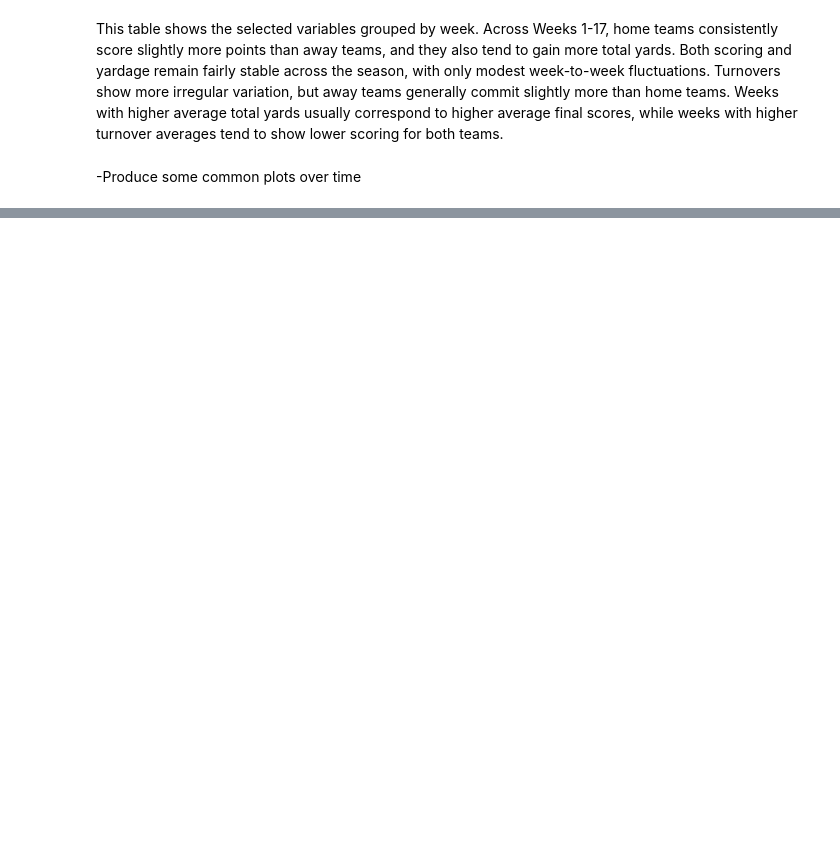
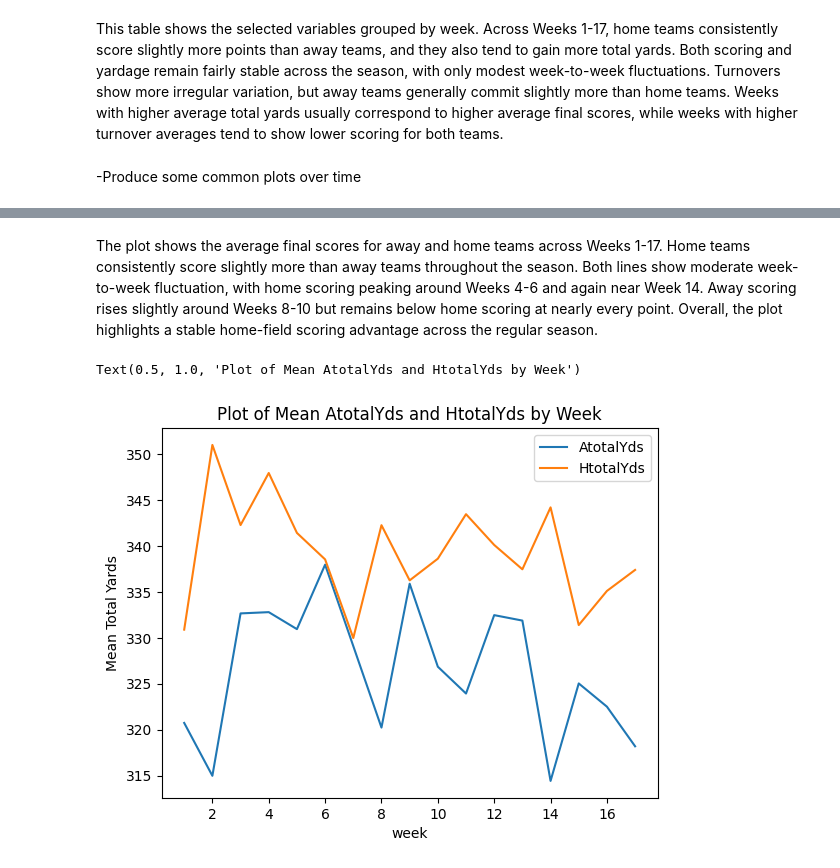
Before and after one commit to fhzhkunming/ST554_HW4, a Jupyter notebook: HW4_Hui.ipynb, the cells around one changed output, grey strips where cells are left out. Cells and saved outputs as stored; diff of their text form; code cells hidden in the pictures; blank space fills up the shorter version.

```diff
--- a/HW4_Hui.ipynb
+++ b/HW4_Hui.ipynb
@@ -512,0 +504,10 @@ nlf_data_sub.groupby(["week"])[["Aturnovers","Hturnovers"]].mean().plot()
+# %% [markdown]
+The plot shows the average final scores for away and home teams across Weeks 1-17. Home teams consistently score slightly more than away teams throughout the season. Both lines show moderate week-to-week fluctuation, with home scoring peaking around Weeks 4-6 and again near Week 14. Away scoring rises slightly around Weeks 8-10 but remains below home scoring at nearly every point. Overall, the plot highlights a stable home-field scoring advantage across the regular season.
+# %%
+# Plot the mean total yards (away vs. home) across weeks 1–17
+nlf_data_sub.groupby(["week"])[["AtotalYds","HtotalYds"]].mean().plot()
+plt.ylabel("Mean Total Yards")
+plt.title("Plot of Mean AtotalYds and HtotalYds by Week")
+# %% [output]
+Text(0.5, 1.0, 'Plot of Mean AtotalYds and HtotalYds by Week')
+[figure, added]
```
Also changed, not shown: parts of 8 cells of this notebook.
